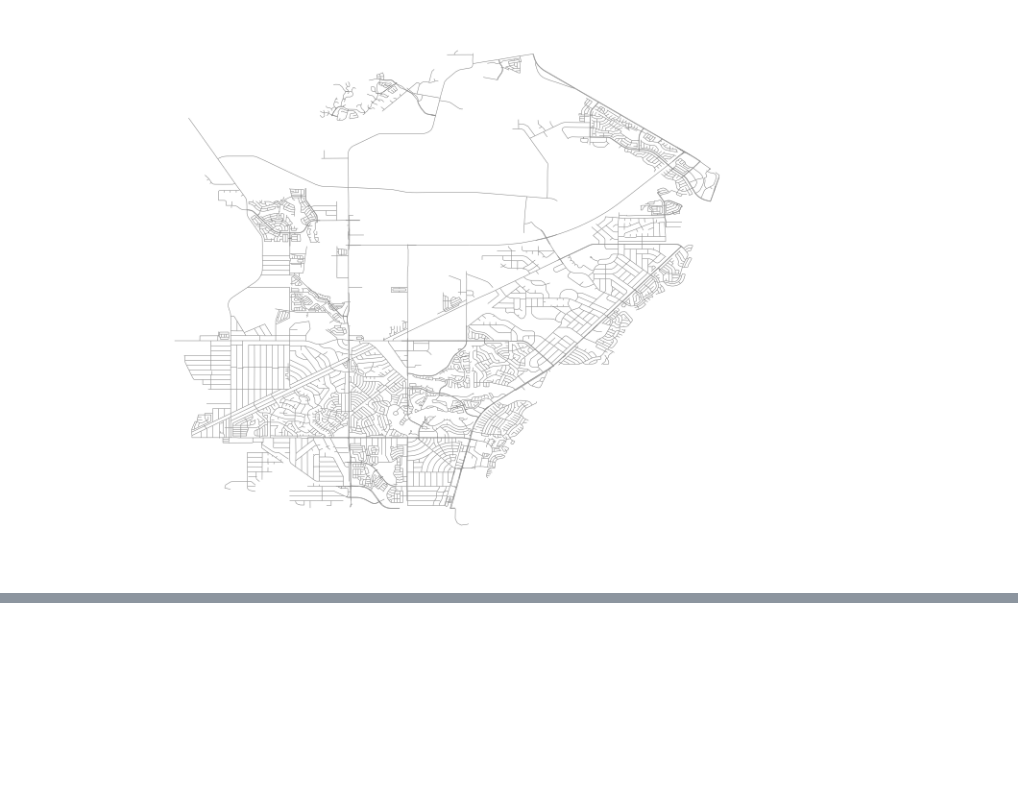
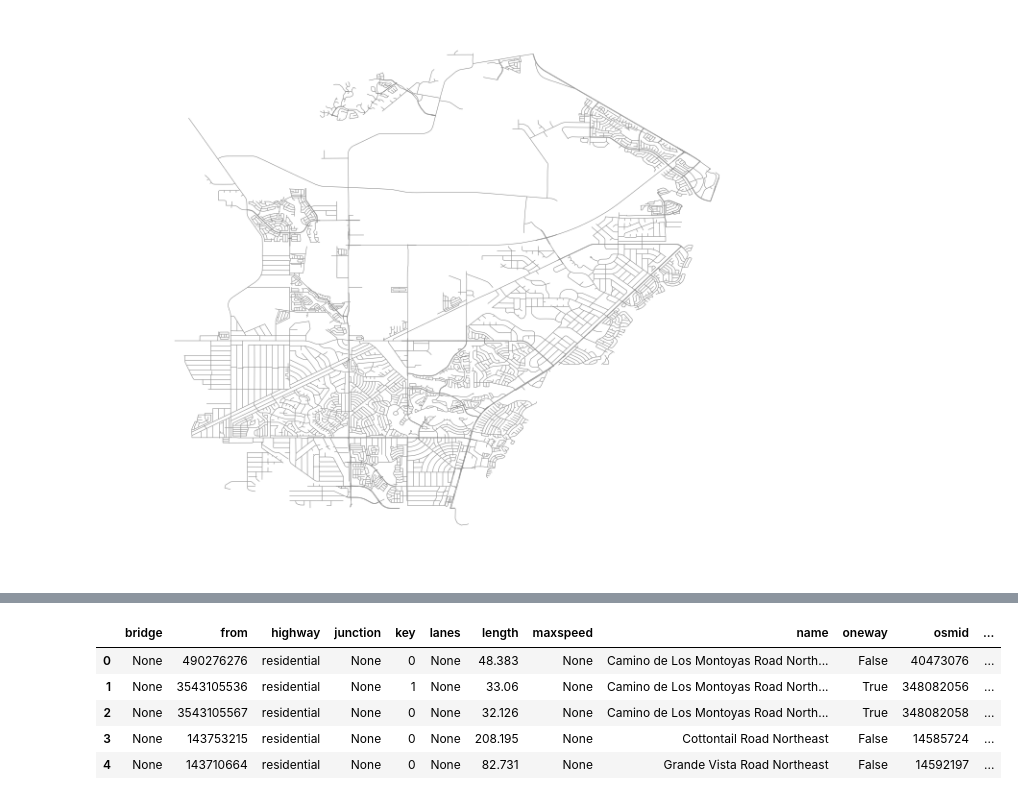
Before and after one commit to doolingdavid/geopandas-tutorial, a Jupyter notebook: riorancho.ipynb, the cells around one changed output, grey strips where cells are left out. Saved outputs shown, nothing was run; the diff lists cells and outputs as text; code cells hidden in the pictures; blank space fills up the shorter version.

```diff
--- a/riorancho.ipynb
+++ b/riorancho.ipynb
@@ -93,0 +119,9 @@ ax.set_axis_off()
+# %%
+streets.head()
+# %% [output]
+|  | bridge | from | highway | junction | key | lanes | length | maxspeed | name | oneway | osmid | ... |
+| 0 | None | 490276276 | residential | None | 0 | None | 48.383 | None | Camino de Los Montoyas Road North... | False | 40473076 | ... |
+| 1 | None | 3543105536 | residential | None | 1 | None | 33.06 | None | Camino de Los Montoyas Road North... | True | 348082056 | ... |
+| 2 | None | 3543105567 | residential | None | 0 | None | 32.126 | None | Camino de Los Montoyas Road North... | True | 348082058 | ... |
+| 3 | None | 143753215 | residential | None | 0 | None | 208.195 | None | Cottontail Road Northeast | False | 14585724 | ... |
+| 4 | None | 143710664 | residential | None | 0 | None | 82.731 | None | Grande Vista Road Northeast | False | 14592197 | ... |
```
Also changed, not shown: parts of 5 cells of this notebook.
